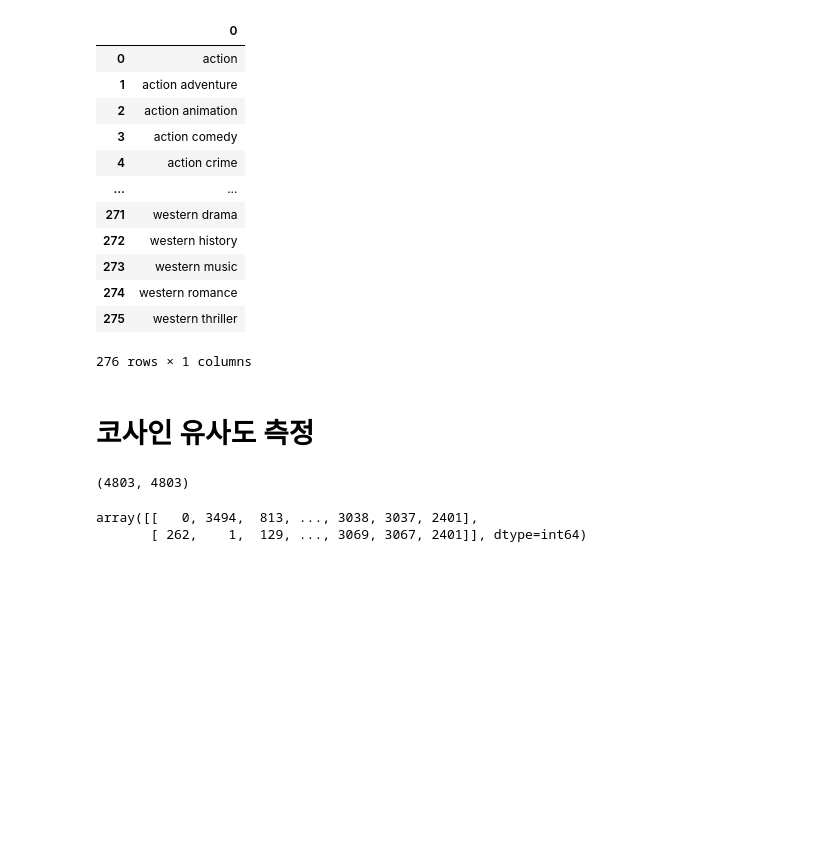
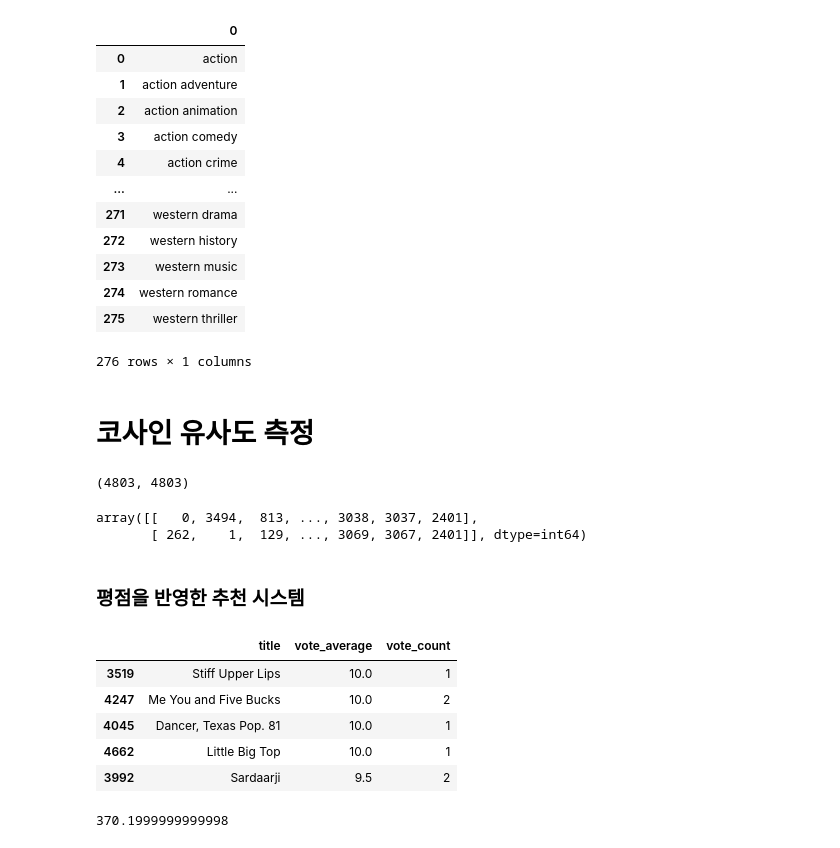
Before and after one commit to ohdyo/AI-learning, a Jupyter notebook: machine-learning/10_recommendation/01_content_based_filtering.ipynb, the cells around one changed output. Saved outputs shown, nothing was run; the diff lists cells and outputs as text; code cells hidden in the pictures; blank space fills up the shorter version.

```diff
--- a/machine-learning/10_recommendation/01_content_based_filtering.ipynb
+++ b/machine-learning/10_recommendation/01_content_based_filtering.ipynb
@@ -145,0 +148,15 @@ def recommend_movie_by_genres(movie_title, top_n=10):
+# %% [markdown]
+### 평점을 반영한 추천 시스템
+# %%
+movie_df[['title', 'vote_average', 'vote_count']].sort_values('vote_average', ascending=False).head()
+# %% [output]
+|  | title | vote_average | vote_count |
+| 3519 | Stiff Upper Lips | 10.0 | 1 |
+| 4247 | Me You and Five Bucks | 10.0 | 2 |
+| 4045 | Dancer, Texas Pop. 81 | 10.0 | 1 |
+| 4662 | Little Big Top | 10.0 | 1 |
+| 3992 | Sardaarji | 9.5 | 2 |
+# %%
+movie_df['vote_count'].quantile(0.6)
+# %% [output]
+370.1999999999998
```
Also changed, not shown: parts of 2 cells of this notebook, 2 other files.
